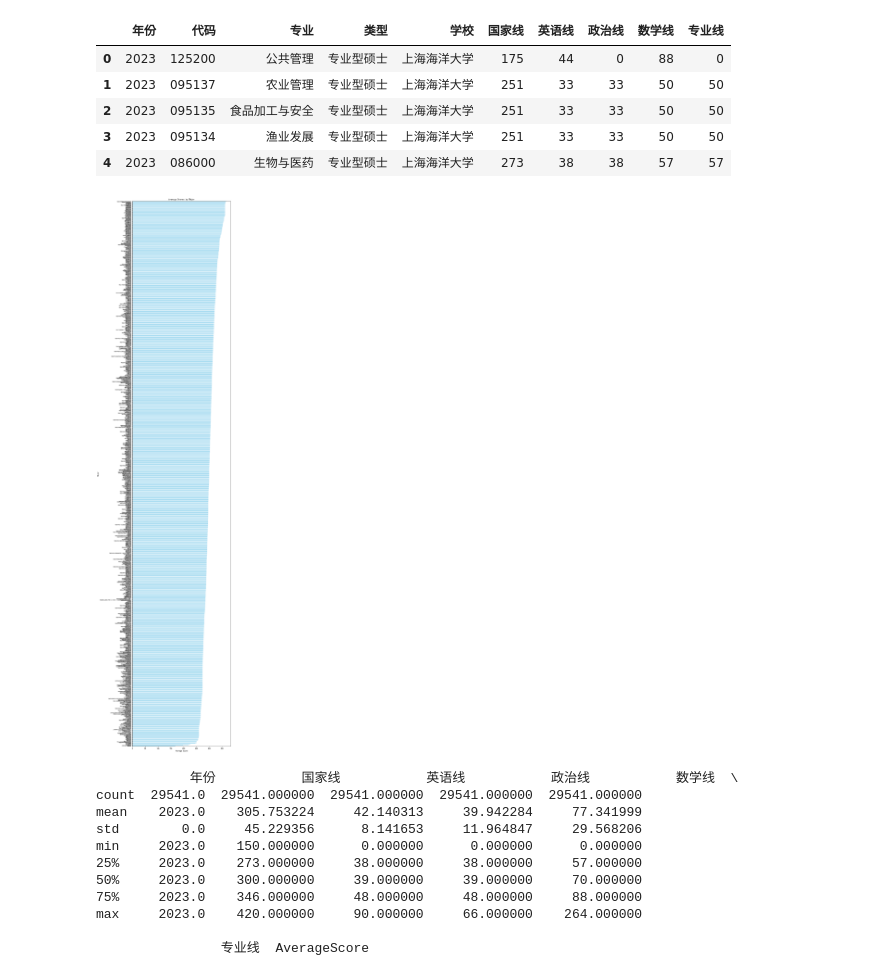
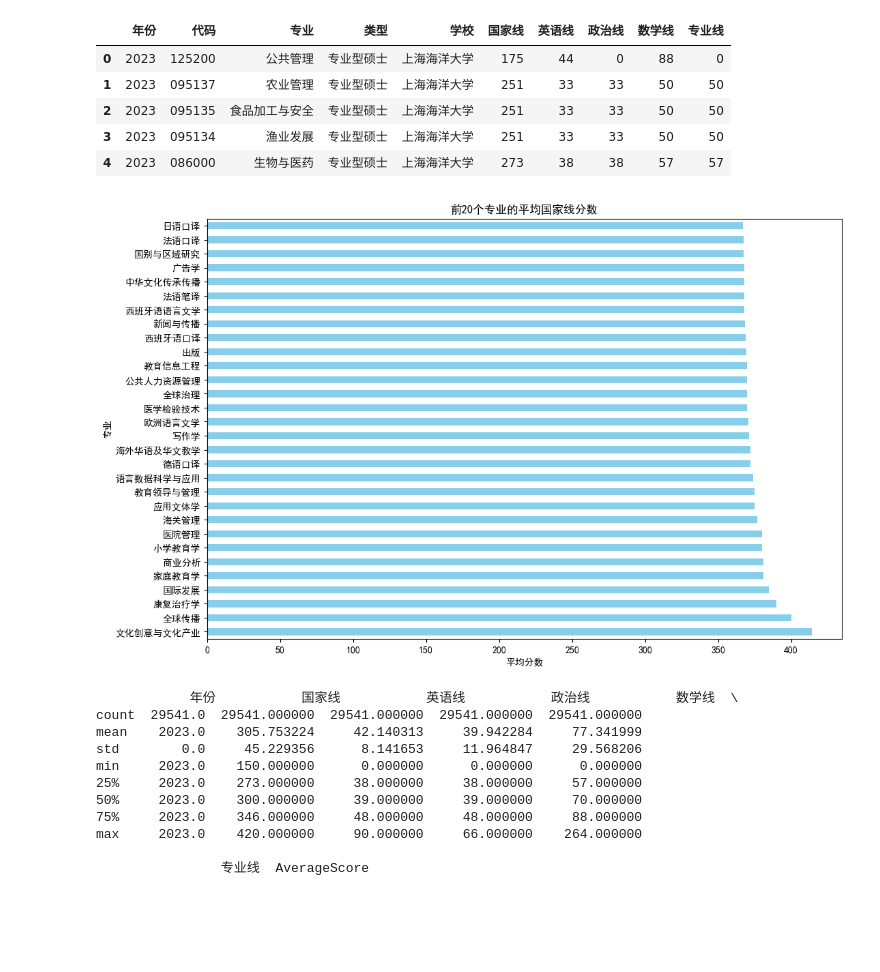
Before and after one commit to rainbowyuyu/dm_design, a Jupyter notebook: data_show.ipynb, the cells around one changed output. Drawn from its saved outputs; the diff is of its cells as text; code cells hidden in the pictures; blank space fills up the shorter version.

```diff
--- a/data_show.ipynb
+++ b/data_show.ipynb
@@ -33,33 +33,30 @@ data.head()
 # %%
 import matplotlib.pyplot as plt
 import matplotlib
 
 # 设置matplotlib使用SimHei字体，解决中文显示问题
 matplotlib.rcParams['font.sans-serif'] = ['SimHei']  # 设置字体为SimHei
 matplotlib.rcParams['axes.unicode_minus'] = False  # 解决负号显示问题
 
-# 计算每个学科的平均成绩
-data['AverageScore'] = data[['国家线']].mean(axis=1)
+# 按学科计算平均国家线分数
+average_scores = data.groupby('专业')['国家线'].mean()
 
-# 按学科计算平均分
-average_scores = data.groupby('学校')['AverageScore'].mean()
+# 选取前20个专业
+top_20_majors = average_scores.sort_values(ascending=False).head(30)
 
 # 绘制柱状图
 plt.figure(figsize=(12, 8))
-average_scores.sort_values().plot(kind='barh', color='skyblue')
-plt.title('Average Scores by Major')
-plt.xlabel('Average Score')
-plt.ylabel('Major')
+top_20_majors.plot(kind='barh', color='skyblue')
+plt.title('前20个专业的平均国家线分数')
+plt.xlabel('平均分数')
+plt.ylabel('专业')
 
 # 设置y轴标签的字体大小并旋转
-plt.yticks(fontsize=5, rotation=0)  # 设置字体大小为10，并旋转45度
-
-# 调整y轴标签之间的间距
-plt.subplots_adjust(left=0.2, right=0.8, top=10, bottom=5)
+plt.yticks(fontsize=10, rotation=0)  # 设置字体大小为10，并旋转0度
 
 plt.show()
 # %% [output]
-[figure, old version]
+[figure, new version]
 # %%
 # 计算每个学科的平均成绩
 data['AverageScore'] = data[['国家线']].mean(axis=1)
```
Also changed, not shown: parts of 4 cells of this notebook, 1 other file.
